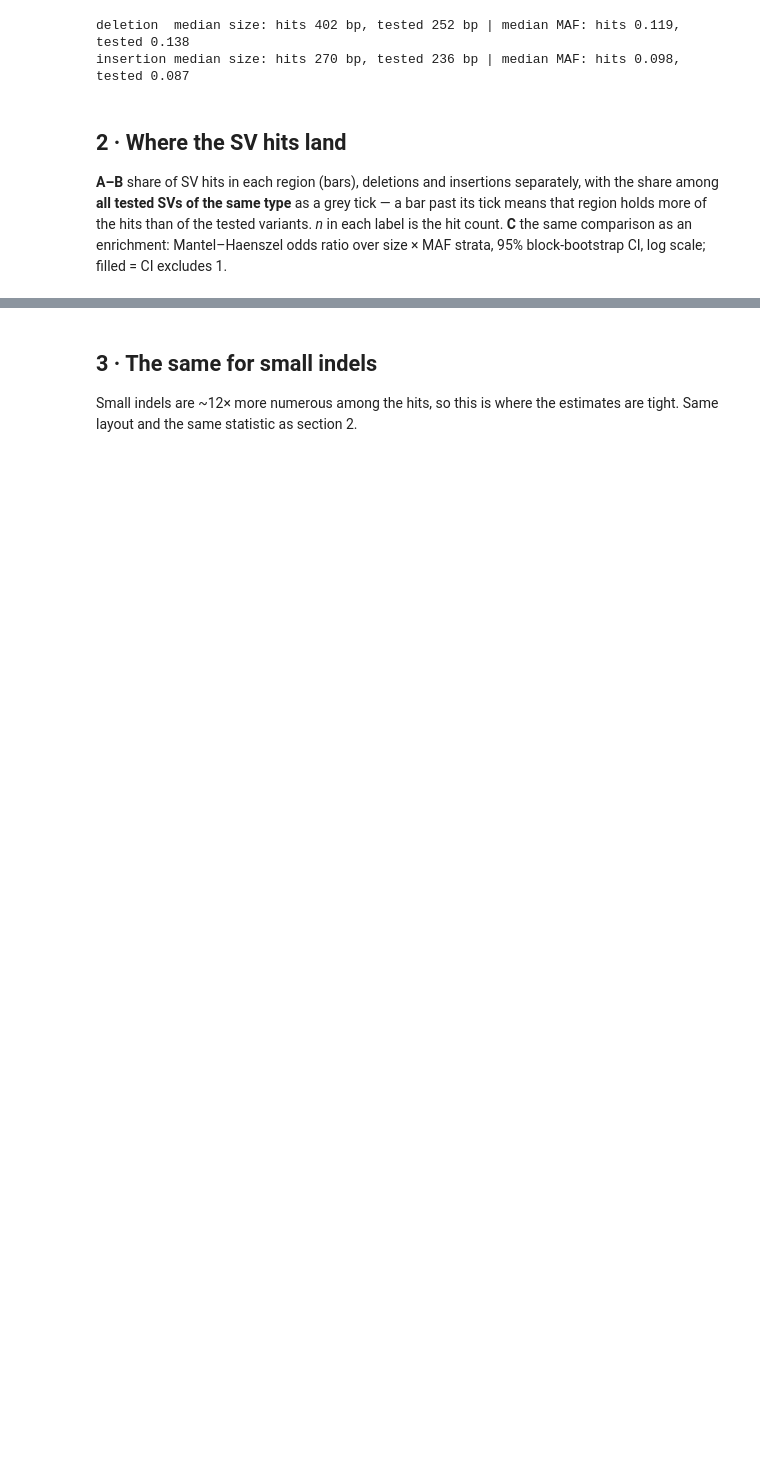
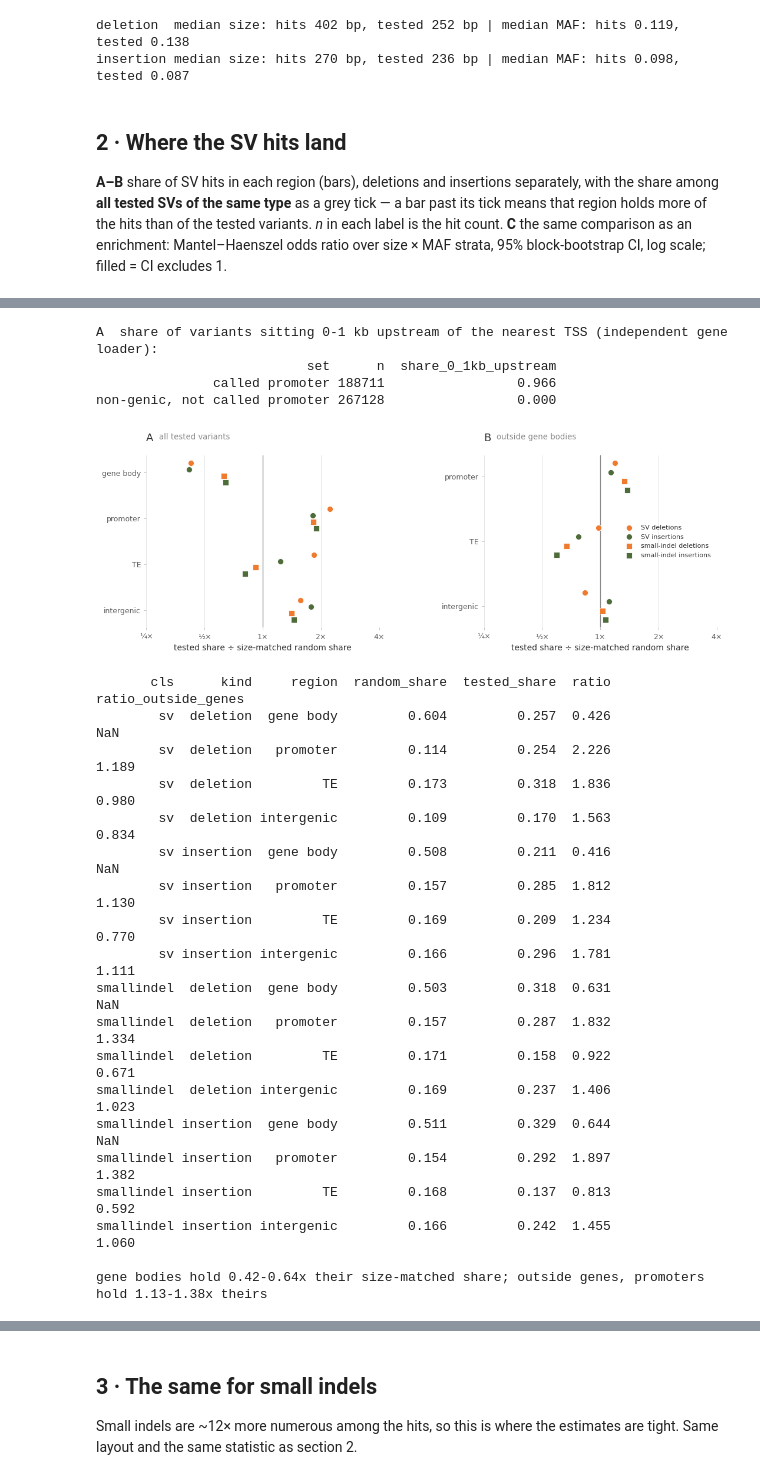
Before and after one commit to Tatianabellagio/kMate, a Jupyter notebook: analysis/grenenet_selection/notebooks/gea_hit_landscape.ipynb, the cells around one changed output, grey strips where cells are left out. Cells and saved outputs as stored; diff of their text form; code cells hidden in the pictures; blank space fills up the shorter version.

```diff
--- a/analysis/grenenet_selection/notebooks/gea_hit_landscape.ipynb
+++ b/analysis/grenenet_selection/notebooks/gea_hit_landscape.ipynb
@@ -208,0 +233,51 @@ insertion      gene desert     4     345      0.022         0.032 0.59 0.11 1.76
+# %%
+CA = pd.read_csv(f"{CONV}/results/gea_region_checkA.csv")
+print("A  share of variants sitting 0-1 kb upstream of the nearest TSS (independent gene loader):")
+print(CA.assign(share_0_1kb_upstream=CA.share_0_1kb_upstream.round(3)).to_string(index=False))
+B = pd.read_csv(f"{CONV}/results/gea_region_baseline.csv")
+SER = [("sv", "deletion"), ("sv", "insertion"), ("smallindel", "deletion"), ("smallindel", "insertion")]
+MK = {"sv": "o", "smallindel": "s"}; LAB = {"sv": "SV", "smallindel": "small-indel"}
+fig, axs = plt.subplots(1, 2, figsize=(12.5, 3.8), gridspec_kw=dict(wspace=0.45))
+for ax, col, regs, L, txt in [(axs[0], "ratio", ["gene body", "promoter", "TE", "intergenic"], "A", "all tested variants"),
+                              (axs[1], "ratio_outside_genes", ["promoter", "TE", "intergenic"], "B", "outside gene bodies")]:
+    y = np.arange(len(regs))
+    for j, (c, k) in enumerate(SER):
+        d = B[(B.cls == c) & (B.kind == k)].set_index("region").reindex(regs)
+        ax.scatter(np.log2(d[col]), y + (j - 1.5) * 0.14, marker=MK[c], s=52, color=KIND[k],
+                   edgecolor="white", linewidth=0.6, zorder=3, label=f"{LAB[c]} {k}s")
+    ax.axvline(0, color=TH.MUTED, lw=1)
+    ax.set_yticks(y); ax.set_yticklabels(regs); ax.invert_yaxis()
+    ax.set_xticks([-2, -1, 0, 1, 2]); ax.set_xticklabels(["¼×", "½×", "1×", "2×", "4×"]); ax.set_xlim(-2, 2)
+    ax.set_xlabel("tested share ÷ size-matched random share")
+    TH.grid_only(ax, "x"); TH.panel(ax, L, txt, y=1.13)
+axs[1].legend(loc="center right")          # the 2x-4x band is empty in both panels
+plt.savefig(f"{PLOTS}/tested_vs_size_matched_random.png", dpi=170, bbox_inches="tight"); plt.show()
+print(B.assign(**{c: B[c].round(3) for c in ["random_share", "tested_share", "ratio", "ratio_outside_genes"]}).to_string(index=False))
+gb = B[B.region == "gene body"]; po = B[B.region == "promoter"]
+print(f"\ngene bodies hold {gb.ratio.min():.2f}-{gb.ratio.max():.2f}x their size-matched share; "
+      f"outside genes, promoters hold {po.ratio_outside_genes.min():.2f}-{po.ratio_outside_genes.max():.2f}x theirs")
+# %% [output]
+A  share of variants sitting 0-1 kb upstream of the nearest TSS (independent gene loader):
+                           set      n  share_0_1kb_upstream
+               called promoter 188711                 0.966
+non-genic, not called promoter 267128                 0.000
+[figure, added]
+       cls      kind     region  random_share  tested_share  ratio  ratio_outside_genes
+        sv  deletion  gene body         0.604         0.257  0.426                  NaN
+        sv  deletion   promoter         0.114         0.254  2.226                1.189
+        sv  deletion         TE         0.173         0.318  1.836                0.980
+        sv  deletion intergenic         0.109         0.170  1.563                0.834
+        sv insertion  gene body         0.508         0.211  0.416                  NaN
+        sv insertion   promoter         0.157         0.285  1.812                1.130
+        sv insertion         TE         0.169         0.209  1.234                0.770
+        sv insertion intergenic         0.166         0.296  1.781                1.111
+smallindel  deletion  gene body         0.503         0.318  0.631                  NaN
+smallindel  deletion   promoter         0.157         0.287  1.832                1.334
+smallindel  deletion         TE         0.171         0.158  0.922                0.671
+smallindel  deletion intergenic         0.169         0.237  1.406                1.023
+smallindel insertion  gene body         0.511         0.329  0.644                  NaN
+smallindel insertion   promoter         0.154         0.292  1.897                1.382
+smallindel insertion         TE         0.168         0.137  0.813                0.592
+smallindel insertion intergenic         0.166         0.242  1.455                1.060
+
+gene bodies hold 0.42-0.64x their size-matched share; outside genes, promoters hold 1.13-1.38x theirs
```
Also changed, not shown: parts of 20 cells of this notebook, 18 other files.
